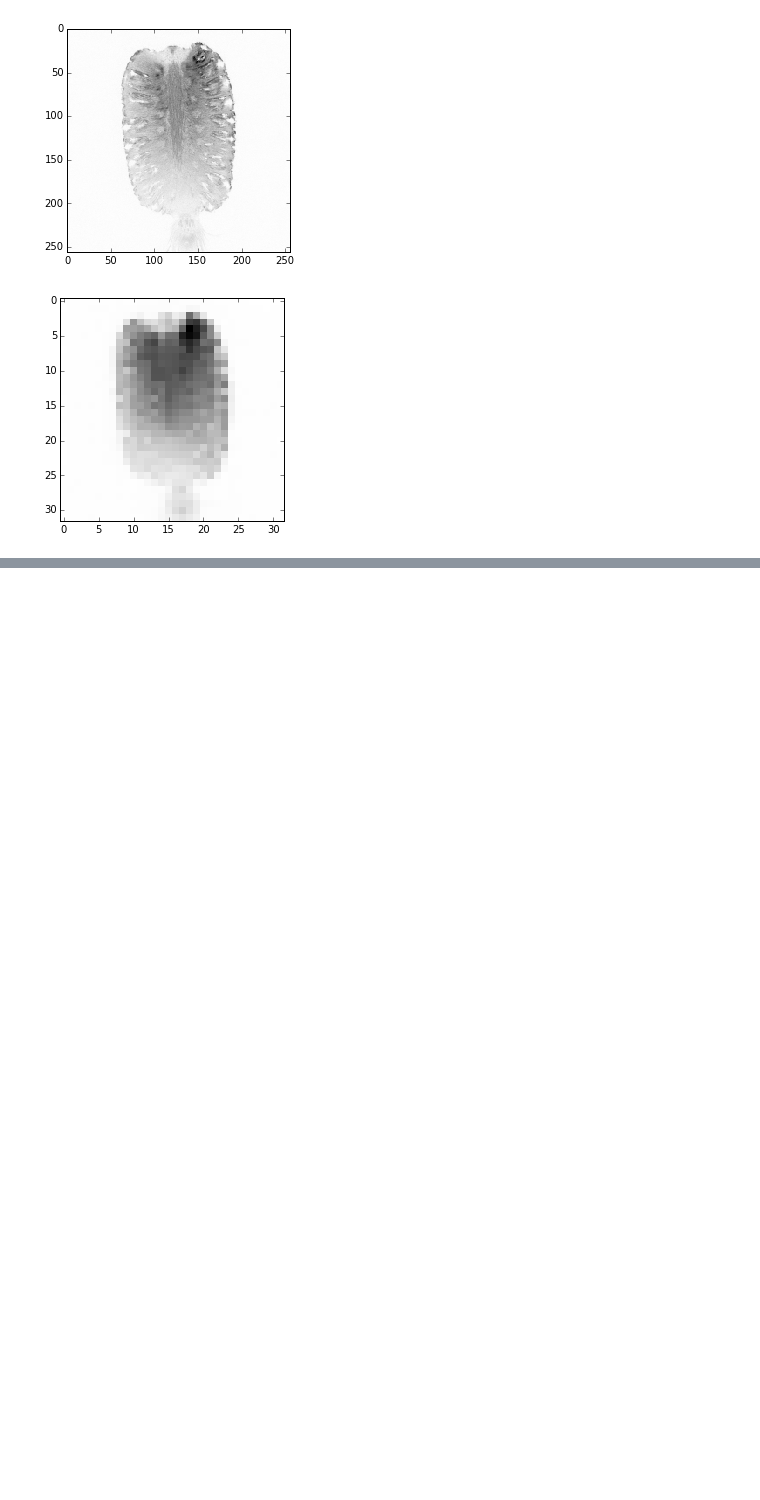
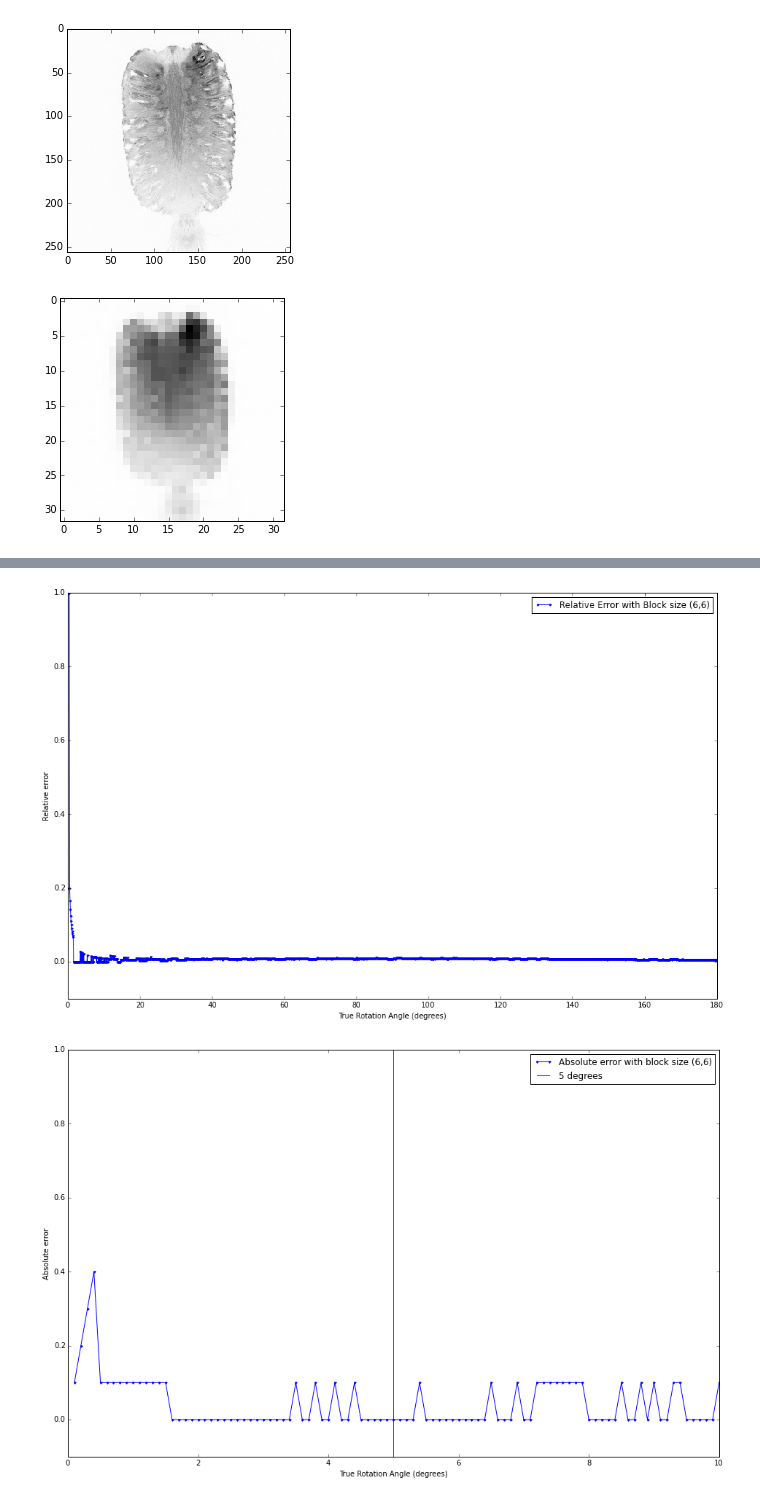
Before and after one commit to zyzdiana/AC297r-Volume-Registration, a Jupyter notebook: Downsampling.ipynb, the cells around one changed output, grey strips where cells are left out. Drawn from its saved outputs; the diff is of its cells as text; code cells hidden in the pictures; blank space fills up the shorter version.

```diff
--- a/Downsampling.ipynb
+++ b/Downsampling.ipynb
@@ -245,0 +278,31 @@ plt.show()
+# %%
+# Sort the results
+y = []
+x = sorted(min_angles_bess_6.keys())
+for k in x:
+    y.append(min_angles_bess_6[k])
+x = np.array(x[1:])
+y = np.array(y[1:])
+diff = abs(y-x)/x
+# %%
+# Plot the difference
+plt.figure(figsize=[16,10])
+plt.plot(x,diff,'.-',label='Relative Error with Block size (6,6)')
+plt.xlabel('True Rotation Angle (degrees)')
+plt.ylabel('Relative error')
+plt.ylim([-0.1,1])
+plt.legend()
+plt.show()
+
+# Plot the difference
+plt.figure(figsize=[16,10])
+plt.plot(x[:100],abs(y-x)[:100],'.-', label='Absolute error with block size (6,6)')
+plt.vlines(5,-0.1,1,'r',label='5 degrees')
+plt.xlabel('True Rotation Angle (degrees)')
+plt.ylabel('Absolute error')
+plt.ylim([-0.1,1])
+plt.legend()
+plt.show()
+# %% [output]
+[figure, added]
+[figure, added]
```
Also changed, not shown: parts of 8 cells of this notebook.
